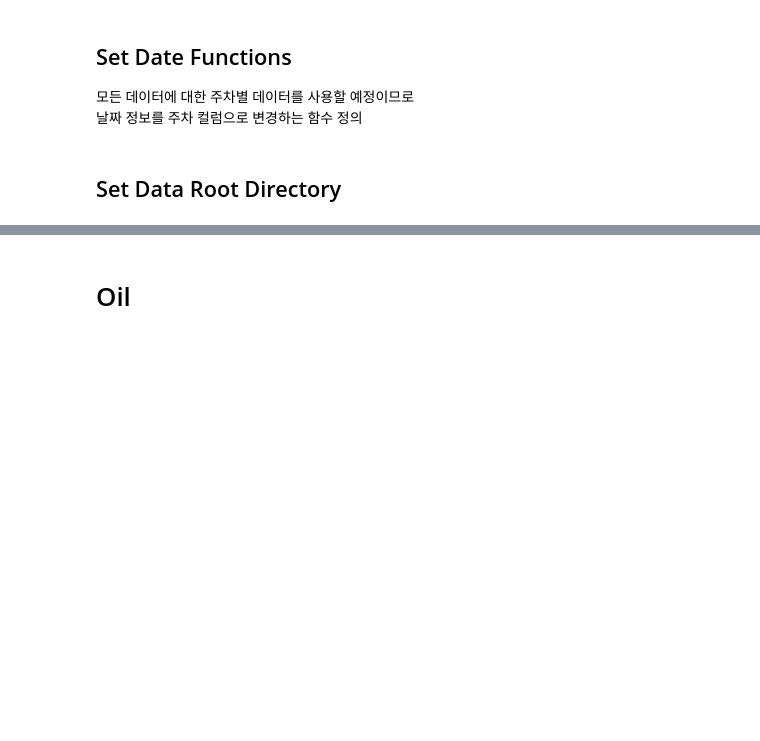
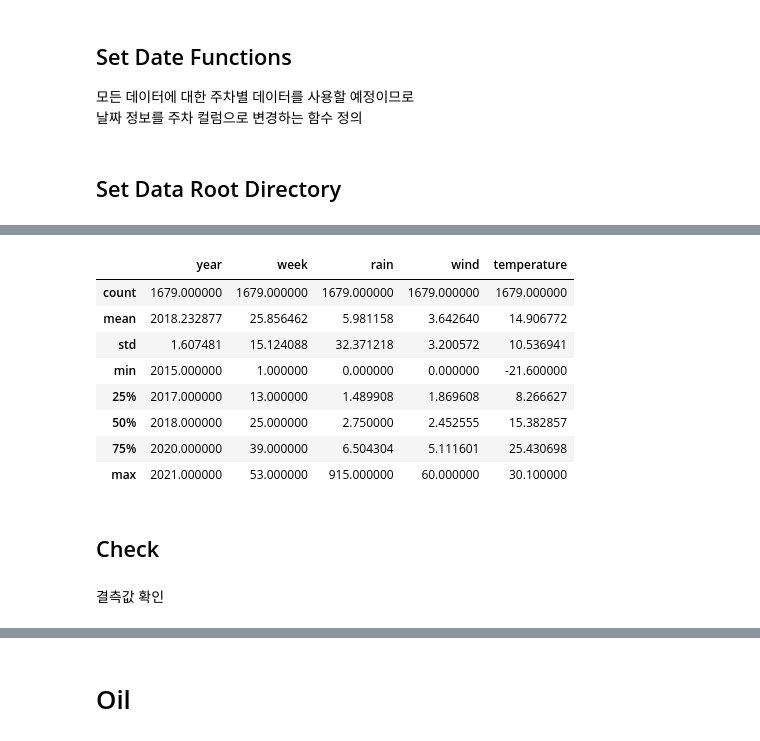
Before and after one commit to Yeony54/Project_Seafood_Import_Price_Prediction, a Jupyter notebook: 3-0. 추가 데이터 전처리.ipynb, the cells around one changed output, grey strips where cells are left out. Cells and saved outputs as stored; diff of their text form; code cells hidden in the pictures; blank space fills up the shorter version.

```diff
--- a/3-0. 추가 데이터 전처리.ipynb
+++ b/3-0. 추가 데이터 전처리.ipynb
@@ -73,0 +78,9 @@ root = os.path.join(os.getcwd(), 'DATA')
+# %%
+df_weather_code = pd.read_csv(os.path.join(root, 'raw_weather_code.csv'), header=0, index_col=0)
+# %%
+weather_list = [pd.read_csv(os.path.join(root, 'raw_weather_20151228_20161227.csv'), encoding='euc-kr') ,
+                pd.read_csv(os.path.join(root, 'raw_weather_20161228_20171227.csv'), encoding='euc-kr') ,
+                pd.read_csv(os.path.join(root, 'raw_weather_20171228_20181227.csv'), encoding='euc-kr') ,
+                pd.read_csv(os.path.join(root, 'raw_weather_20181228_20191227.csv'), encoding='euc-kr') ,
+                pd.read_csv(os.path.join(root, 'raw_weather_20191228_20201227.csv'), encoding='euc-kr') ,
+                pd.read_csv(os.path.join(root, 'raw_weather_20201228_20210818.csv'), encoding='euc-kr')]
@@ -73,0 +142,21 @@ root = os.path.join(os.getcwd(), 'DATA')
+# %%
+for i in range(len(weather_list)):
+    weather_list[i] = preprocess_weather(weather_list[i])
+# %%
+df_weather = pd.concat(weather_list)
+# %%
+df_weather.describe()
+# %% [output]
+|  | year | week | rain | wind | temperature |
+| count | 1679.000000 | 1679.000000 | 1679.000000 | 1679.000000 | 1679.000000 |
+| mean | 2018.232877 | 25.856462 | 5.981158 | 3.642640 | 14.906772 |
+| std | 1.607481 | 15.124088 | 32.371218 | 3.200572 | 10.536941 |
+| min | 2015.000000 | 1.000000 | 0.000000 | 0.000000 | -21.600000 |
+| 25% | 2017.000000 | 13.000000 | 1.489908 | 1.869608 | 8.266627 |
+| 50% | 2018.000000 | 25.000000 | 2.750000 | 2.452555 | 15.382857 |
+| 75% | 2020.000000 | 39.000000 | 6.504304 | 5.111601 | 25.430698 |
+| max | 2021.000000 | 53.000000 | 915.000000 | 60.000000 | 30.100000 |
+# %% [markdown]
+## Check
+# %% [markdown]
+결측값 확인
```
Also changed, not shown: parts of 17 cells of this notebook.
